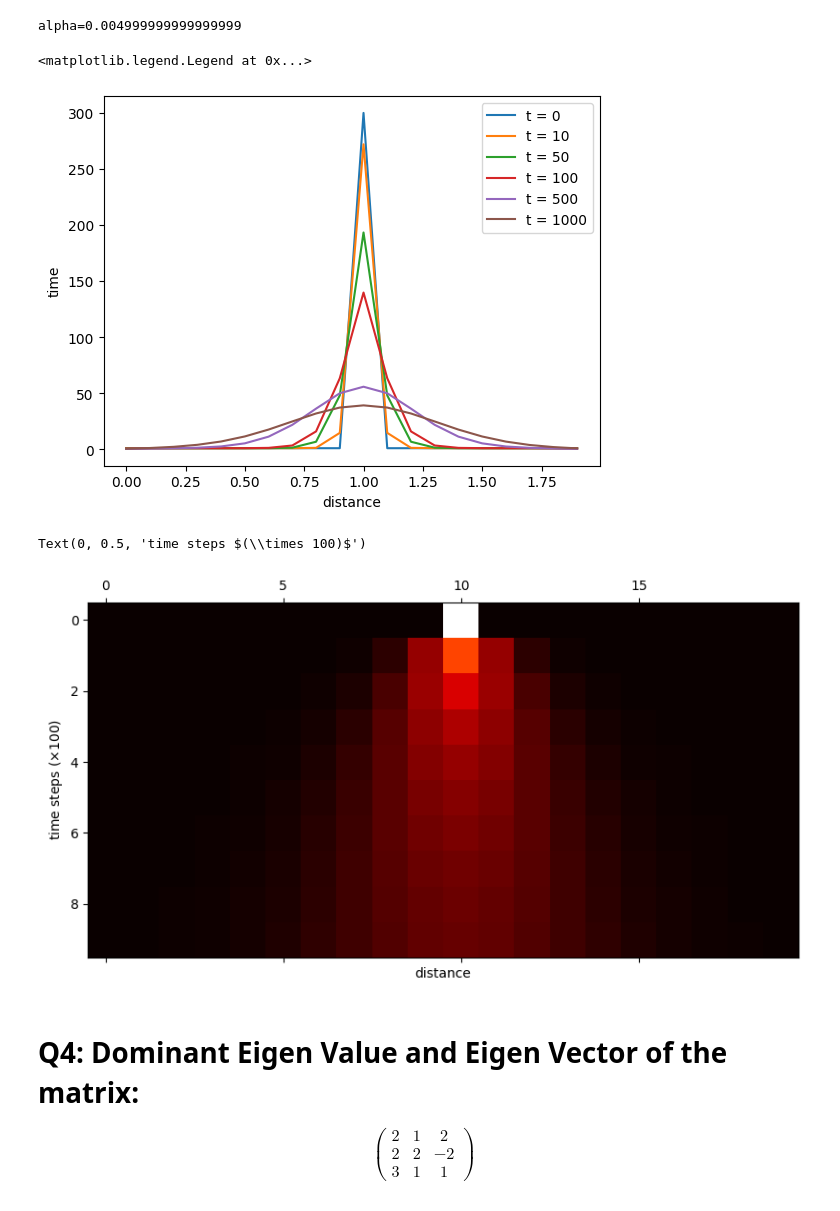
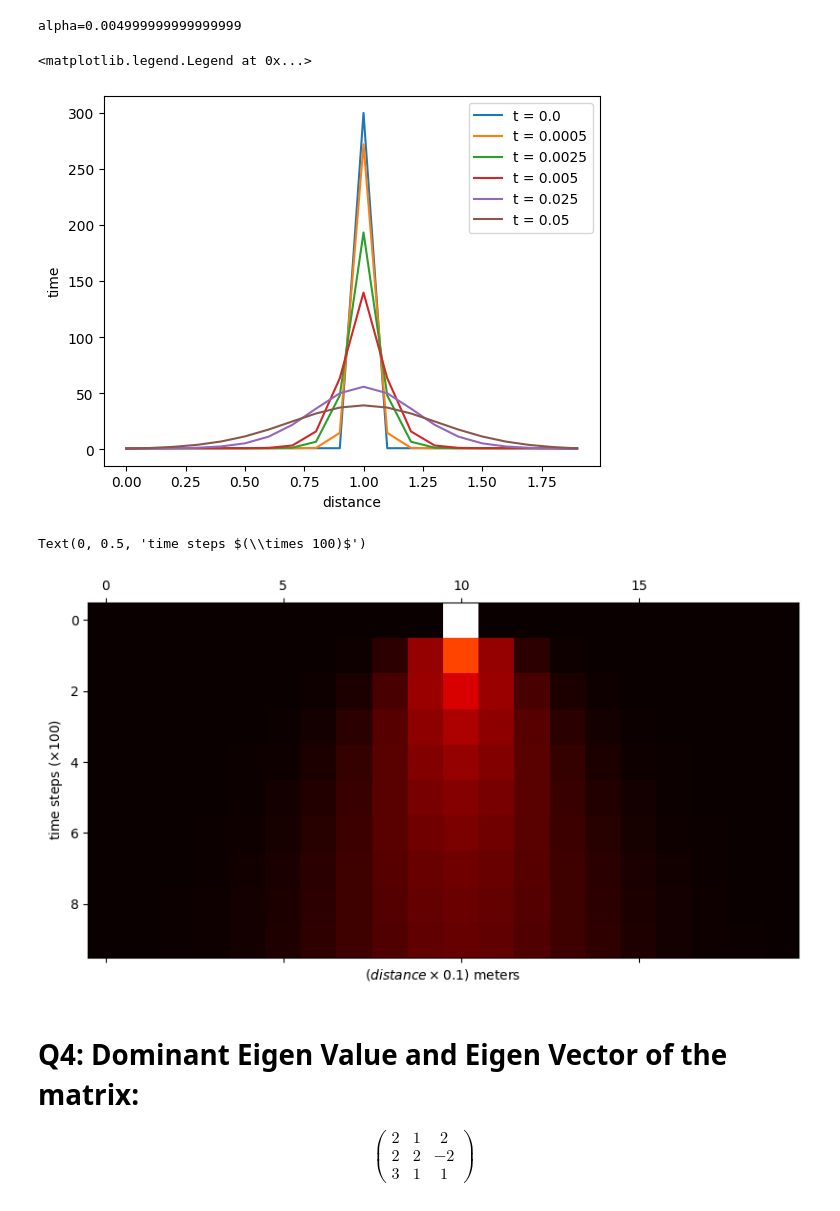
Before and after one commit to PeithonKing/comp_phys_P346, a Jupyter notebook: 6.assign6_difqev.ipynb, the cells around one changed output. Saved outputs shown, nothing was run; the diff lists cells and outputs as text; code cells hidden in the pictures.

```diff
--- a/6.assign6_difqev.ipynb
+++ b/6.assign6_difqev.ipynb
@@ -118,30 +118,30 @@ Lx = 2
 Nx = 20
 Lt = 1
 Nt = 20000
-A = heat_eq2(temp, Lx, Nx, Lt, Nt, needed=1001)
+sol = heat_eq2(temp, Lx, Nx, Lt, Nt, needed=1001)
 # %% [output]
 alpha=0.004999999999999999
 # %%
-
+# Plotting the temperature curves at different times
 times = [0, 10, 50, 100, 500, 1000]
 x = [i*Lx/Nx for i in range(Nx)]
 for time in times:
-    plt.plot(x, A[time], label="t = "+str(time))
+    plt.plot(x, sol[time], label=f"t = {time*Lt/Nt}")
 
 plt.xlabel("distance")
 plt.ylabel("time")
 plt.legend()
 # %% [output]
 <matplotlib.legend.Legend at 0x...>
-[figure, old version]
+[figure, new version]
 # %%
 # Plotting Heat Map
-plt.matshow([A[i] for i in tqdm(range(1000)) if not i%100], cmap="hot")
-plt.xlabel("distance")
+plt.matshow([sol[i] for i in tqdm(range(1000)) if not i%100], cmap="hot")
+plt.xlabel(r"$(distance \times 0.1)$ meters")
 plt.ylabel(r"time steps $(\times 100)$")
 # %% [output]
 Text(0, 0.5, 'time steps $(\\times 100)$')
-[figure, old version]
+[figure, new version]
 # %% [markdown]
 # Q4: Dominant Eigen Value and Eigen Vector of the matrix:
 
```
Also changed, not shown: parts of 5 cells of this notebook, 3 other files.
